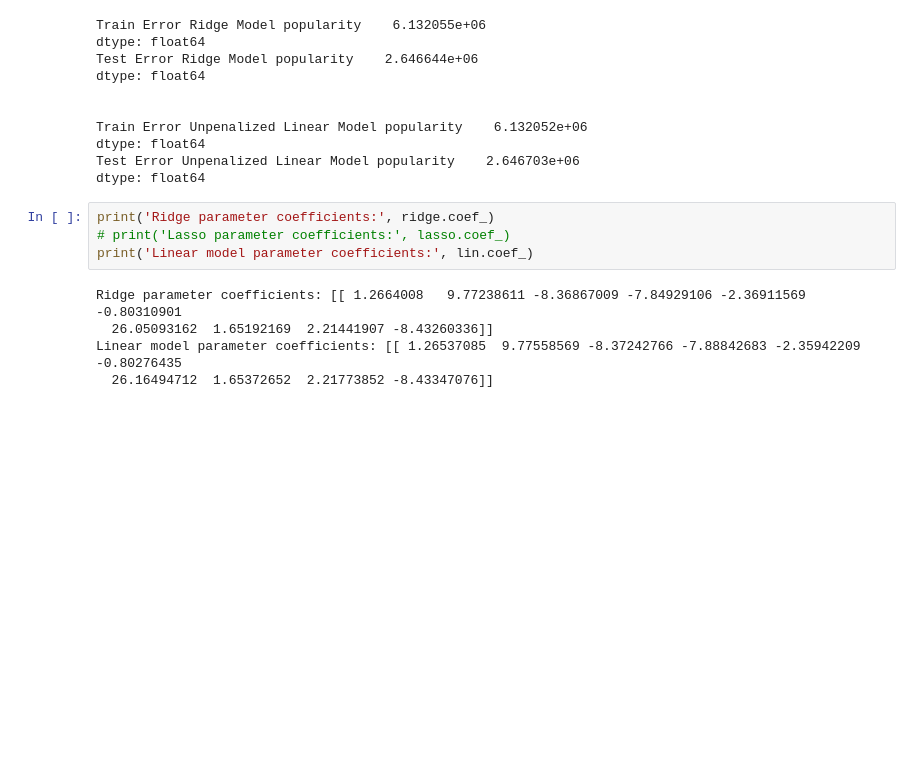
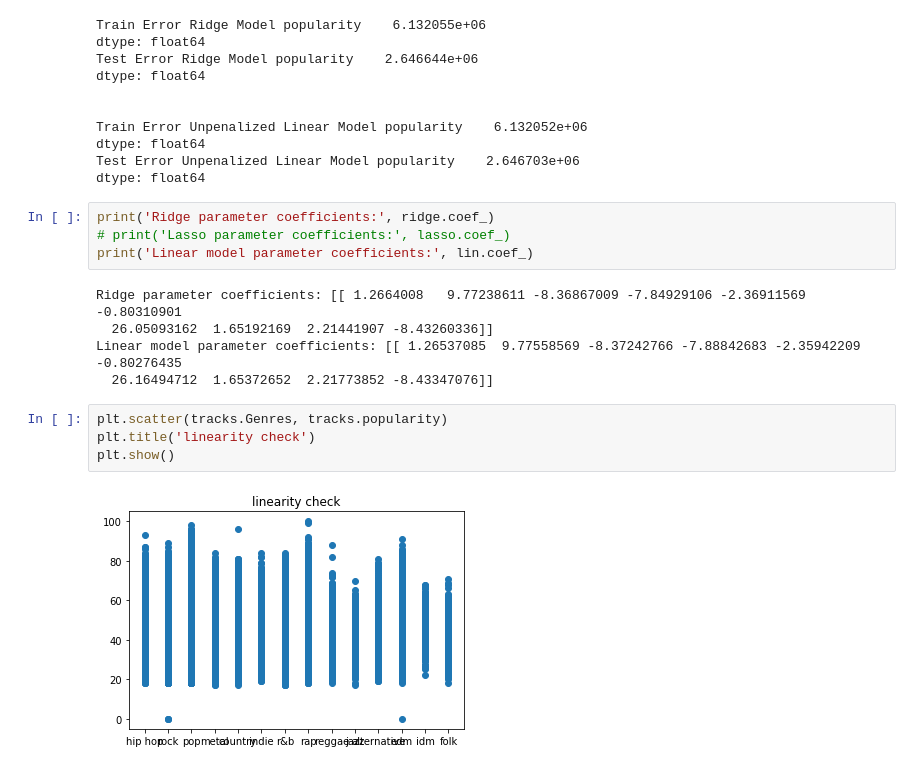
Before and after one commit to fsarraf/Mod4_Project, a Jupyter notebook: Mahima's working notebook.ipynb, the cells around one changed output. Drawn from its saved outputs; the diff is of its cells as text; blank space fills up the shorter version.

```diff
--- a/Mahima's working notebook.ipynb
+++ b/Mahima's working notebook.ipynb
@@ -423,3 +423,9 @@ Ridge parameter coefficients: [[ 1.2664008   9.77238611 -8.36867009 -7.84929106
   26.05093162  1.65192169  2.21441907 -8.43260336]]
 Linear model parameter coefficients: [[ 1.26537085  9.77558569 -8.37242766 -7.88842683 -2.35942209 -0.80276435
   26.16494712  1.65372652  2.21773852 -8.43347076]]
+# %%
+plt.scatter(tracks.Genres, tracks.popularity)
+plt.title('linearity check')
+plt.show()
+# %% [output]
+[figure, added]
```
Also changed, not shown: parts of 4 cells of this notebook, 12 other files.
